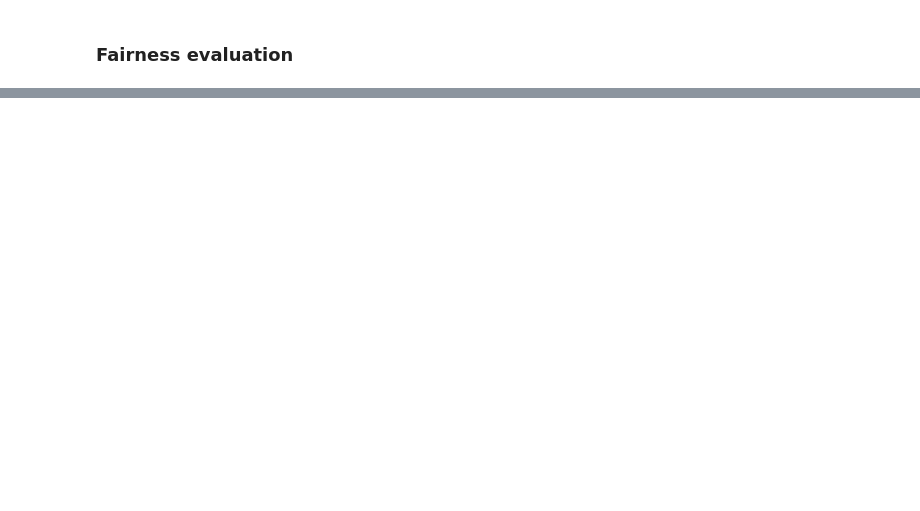
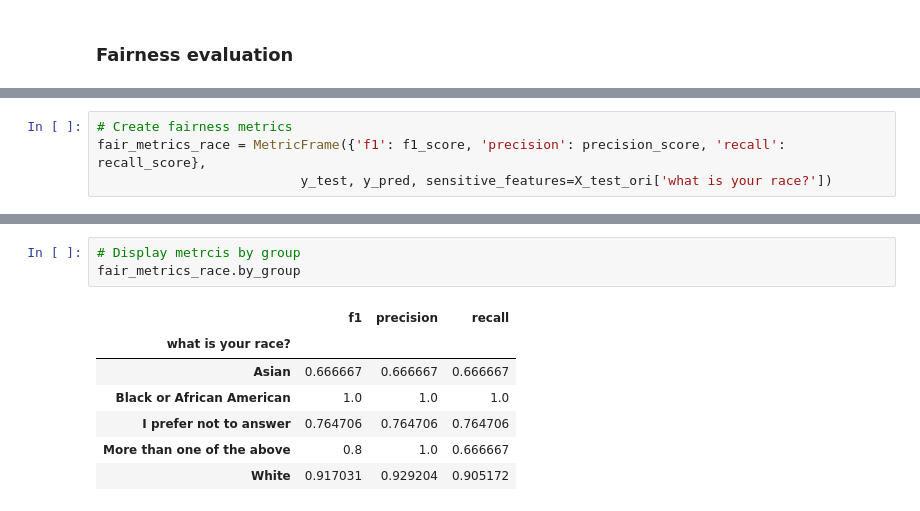
Before and after one commit to patilpushkarp/corporate-mental-health, a Jupyter notebook: mh_book/docs/models/rf.ipynb, the cells around one changed output, grey strips where cells are left out. Cells and saved outputs as stored; diff of their text form; blank space fills up the shorter version.

```diff
--- a/mh_book/docs/models/rf.ipynb
+++ b/mh_book/docs/models/rf.ipynb
@@ -247,0 +254,4 @@ X_test.columns
+# %%
+# Create fairness metrics
+fair_metrics_race = MetricFrame({'f1': f1_score, 'precision': precision_score, 'recall': recall_score},
+                          y_test, y_pred, sensitive_features=X_test_ori['what is your race?'])
@@ -247,0 +266,11 @@ X_test.columns
+# %%
+# Display metrcis by group
+fair_metrics_race.by_group
+# %% [output]
+|  | f1 | precision | recall |
+| what is your race? |  |  |  |
+| Asian | 0.666667 | 0.666667 | 0.666667 |
+| Black or African American | 1.0 | 1.0 | 1.0 |
+| I prefer not to answer | 0.764706 | 0.764706 | 0.764706 |
+| More than one of the above | 0.8 | 1.0 | 0.666667 |
+| White | 0.917031 | 0.929204 | 0.905172 |
```
Also changed, not shown: parts of 42 cells of this notebook, 2 other files.
